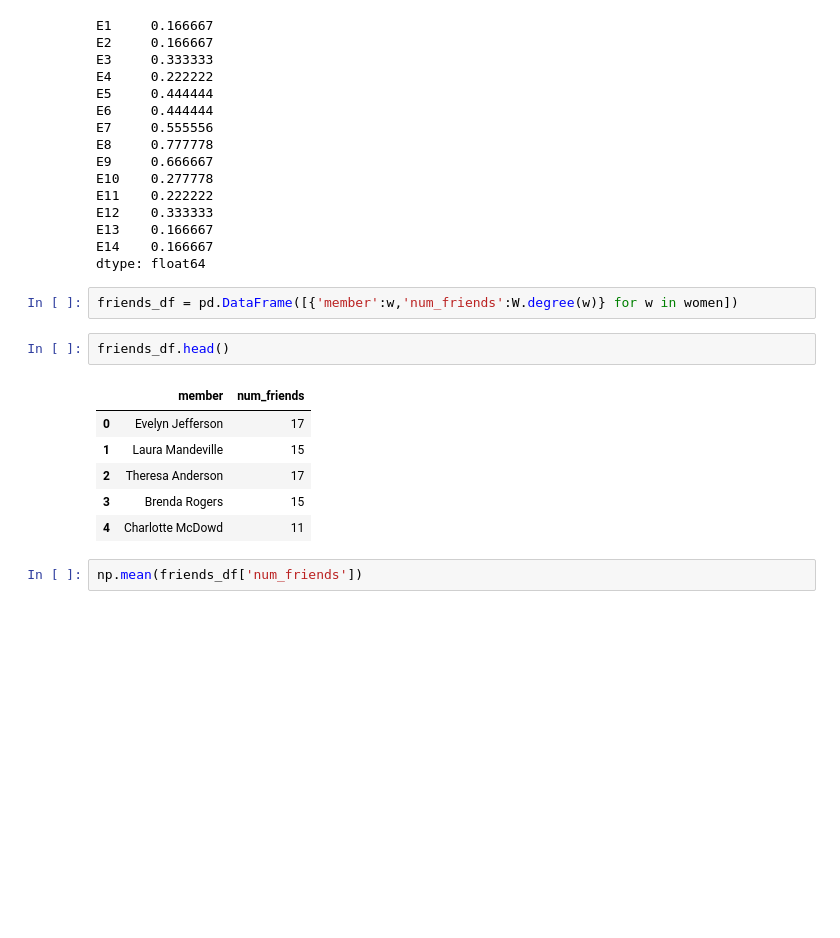
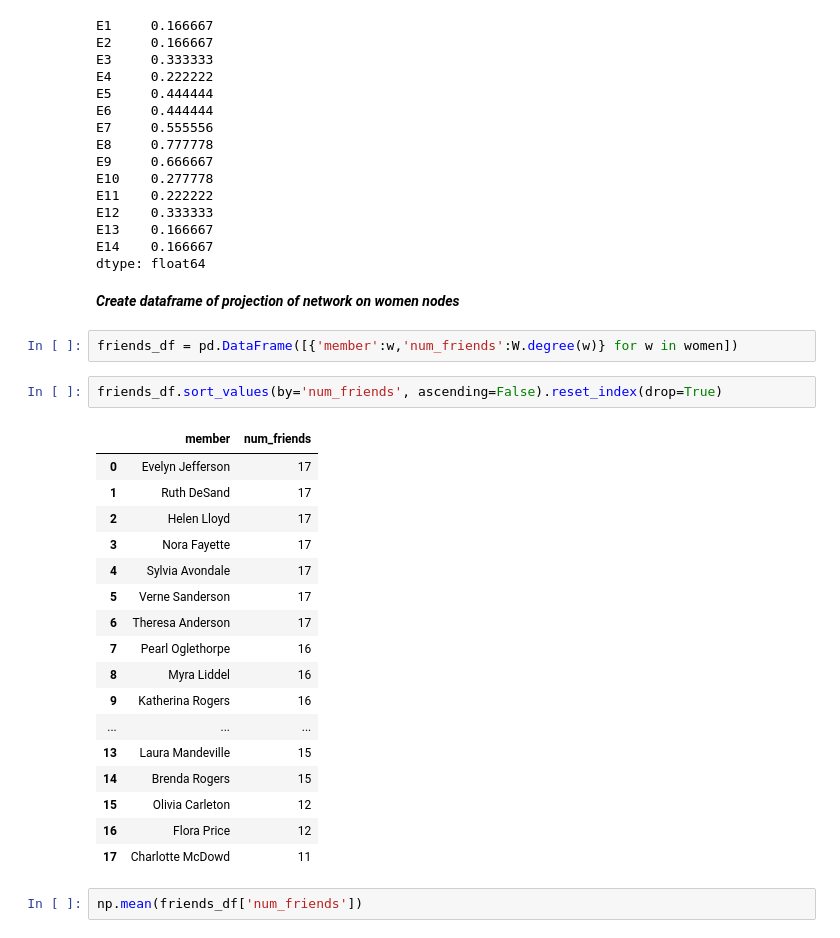
Before and after one commit to klmartin1998/spring2024-data620, a Jupyter notebook: assignments/assignment4/data620_assignment4.ipynb, the cells around one changed output. Drawn from its saved outputs; the diff is of its cells as text; blank space fills up the shorter version.

```diff
--- a/assignments/assignment4/data620_assignment4.ipynb
+++ b/assignments/assignment4/data620_assignment4.ipynb
@@ -170,17 +207,30 @@ E12    0.333333
 E13    0.166667
 E14    0.166667
 dtype: float64
+# %% [markdown]
+***Create dataframe of projection of network on women nodes***
 # %%
 friends_df = pd.DataFrame([{'member':w,'num_friends':W.degree(w)} for w in women])
-# %%
-friends_df.head()
-# %% [output]
-|  | member | num_friends |
-| 0 | Evelyn Jefferson | 17 |
-| 1 | Laura Mandeville | 15 |
-| 2 | Theresa Anderson | 17 |
-| 3 | Brenda Rogers | 15 |
-| 4 | Charlotte McDowd | 11 |
+# %%
+friends_df.sort_values(by='num_friends', ascending=False).reset_index(drop=True)
+# %% [output]
+|  | member | num_friends |
+| 0 | Evelyn Jefferson | 17 |
+| 1 | Ruth DeSand | 17 |
+| 2 | Helen Lloyd | 17 |
+| 3 | Nora Fayette | 17 |
+| 4 | Sylvia Avondale | 17 |
+| 5 | Verne Sanderson | 17 |
+| 6 | Theresa Anderson | 17 |
+| 7 | Pearl Oglethorpe | 16 |
+| 8 | Myra Liddel | 16 |
+| 9 | Katherina Rogers | 16 |
+| ... | ... | ... |
+| 13 | Laura Mandeville | 15 |
+| 14 | Brenda Rogers | 15 |
+| 15 | Olivia Carleton | 12 |
+| 16 | Flora Price | 12 |
+| 17 | Charlotte McDowd | 11 |
 # %%
 np.mean(friends_df['num_friends'])
 # %% [output]
```
Also changed, not shown: parts of 11 cells of this notebook.
